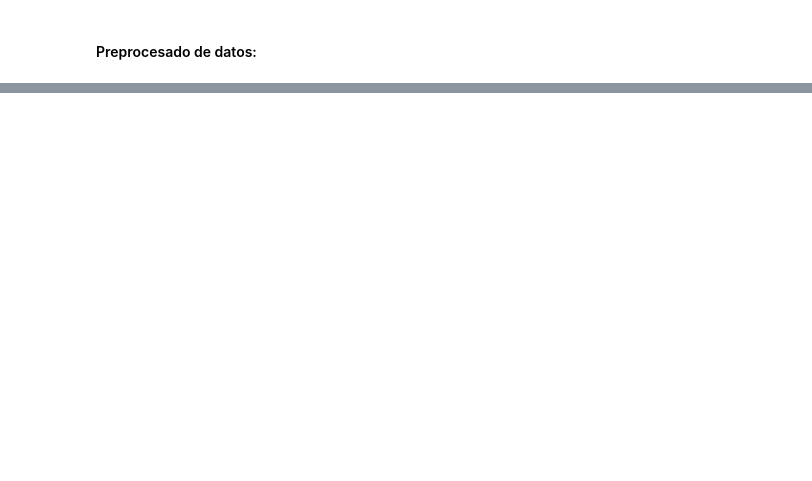
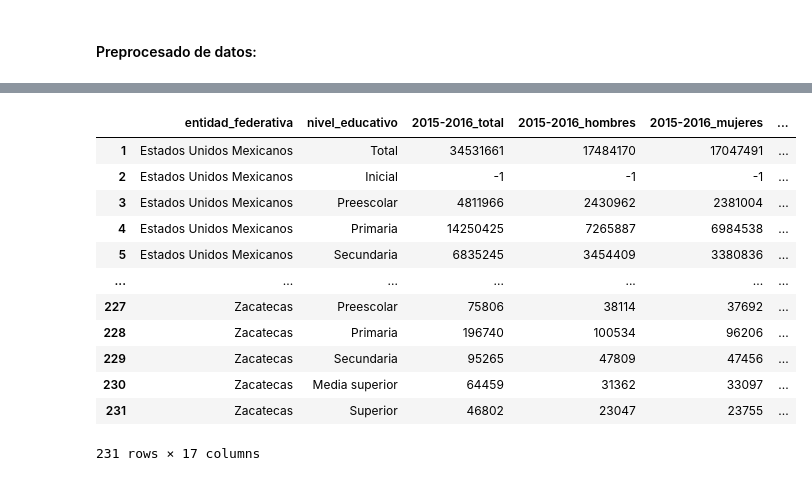
Before and after one commit to regiplgmikp/Miner-a-de-datos-EMP, a Jupyter notebook: Avance 02/MatriculaPorEntidad.ipynb, the cells around one changed output, grey strips where cells are left out. Cells and saved outputs as stored; diff of their text form; code cells hidden in the pictures; blank space fills up the shorter version.

```diff
--- a/Avance 02/MatriculaPorEntidad.ipynb
+++ b/Avance 02/MatriculaPorEntidad.ipynb
@@ -88,3 +179,19 @@ diccionario = pd.DataFrame({
 })
 #diccionario.head(10)
 diccionario.to_excel('resultados/MatriculaPorEntidadDicc.xlsx', index=False)
+# %%
+display(df)
+# %% [output]
+|  | entidad_federativa | nivel_educativo | 2015-2016_total | 2015-2016_hombres | 2015-2016_mujeres | ... |
+| 1 | Estados Unidos Mexicanos | Total | 34531661 | 17484170 | 17047491 | ... |
+| 2 | Estados Unidos Mexicanos | Inicial | -1 | -1 | -1 | ... |
+| 3 | Estados Unidos Mexicanos | Preescolar | 4811966 | 2430962 | 2381004 | ... |
+| 4 | Estados Unidos Mexicanos | Primaria | 14250425 | 7265887 | 6984538 | ... |
+| 5 | Estados Unidos Mexicanos | Secundaria | 6835245 | 3454409 | 3380836 | ... |
+| ... | ... | ... | ... | ... | ... | ... |
+| 227 | Zacatecas | Preescolar | 75806 | 38114 | 37692 | ... |
+| 228 | Zacatecas | Primaria | 196740 | 100534 | 96206 | ... |
+| 229 | Zacatecas | Secundaria | 95265 | 47809 | 47456 | ... |
+| 230 | Zacatecas | Media superior | 64459 | 31362 | 33097 | ... |
+| 231 | Zacatecas | Superior | 46802 | 23047 | 23755 | ... |
+231 rows × 17 columns
```
Also changed, not shown: parts of 6 cells of this notebook, 3 other files.
